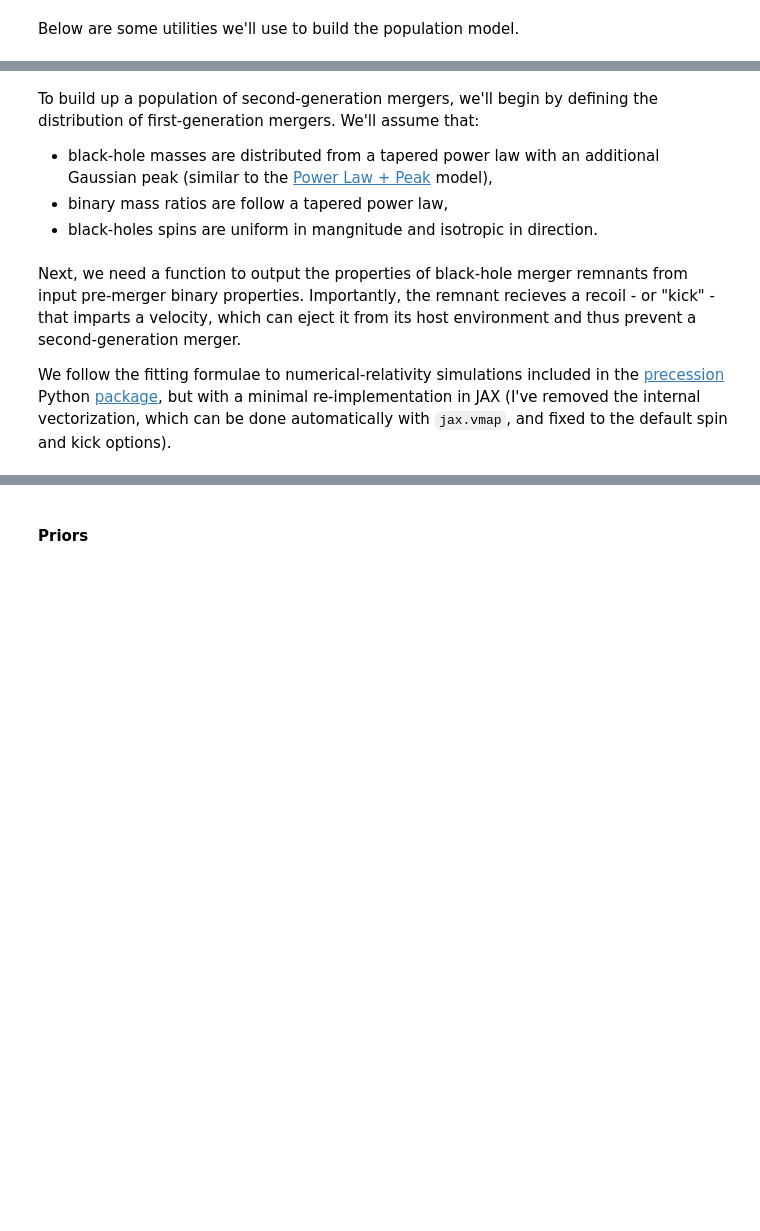
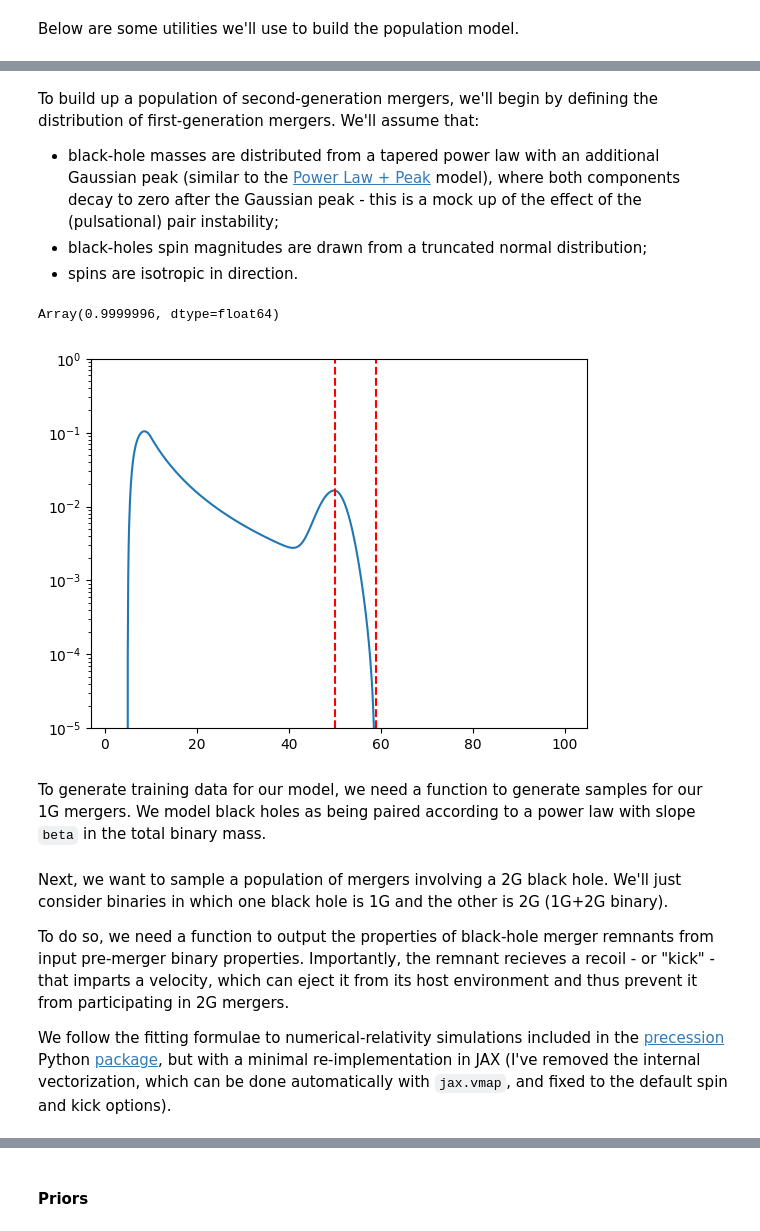
Before and after one commit to mdmould/ml-gw-pop, a Jupyter notebook: simulation-based-prior.ipynb, the cells around one changed output, grey strips where cells are left out. Drawn from its saved outputs; the diff is of its cells as text; code cells hidden in the pictures; blank space fills up the shorter version.

```diff
--- a/simulation-based-prior.ipynb
+++ b/simulation-based-prior.ipynb
@@ -176,39 +154,29 @@ def pdf_z(z, parameters):
     return cut * shape / norm
 # %% [markdown]
 To build up a population of second-generation mergers, we'll begin by defining the distribution of first-generation mergers. We'll assume that:
-- black-hole masses are distributed from a tapered power law with an additional Gaussian peak (similar to the [Power Law + Peak](https://arxiv.org/abs/1801.02699) model),
-- binary mass ratios are follow a tapered power law,
-- black-holes spins are uniform in mangnitude and isotropic in direction.
+- black-hole masses are distributed from a tapered power law with an additional Gaussian peak (similar to the [Power Law + Peak](https://arxiv.org/abs/1801.02699) model), where both components decay to zero after the Gaussian peak - this is a mock up of the effect of the (pulsational) pair instability;
+- black-holes spin magnitudes are drawn from a truncated normal distribution;
+- spins are isotropic in direction.
 # %%
-# primary mass
+def maximum_mass(parameters):
+    return parameters['mu_m'] + parameters['sigma_m'] * 3
+
 def pdf_m(m, parameters):
     pl = bandpass_powerlaw(
         m,
         parameters['alpha'],
         parameters['m_min'],
-        parameters['m_max'],
+        maximum_mass(parameters),
         parameters['d_min'],
-        parameters['d_max'],
+        parameters['sigma_m'] * 3,
     )
     tn = bandpass_normal(
         m,
         parameters['mu_m'],
         parameters['sigma_m'],
         parameters['m_min'],
-        parameters['m_max'],
+        maximum_mass(parameters),
         parameters['d_min'],
-        parameters['d_max'],
+        parameters['sigma_m'] * 3,
     )
     return (1 - parameters['f_m']) * pl + parameters['f_m'] * tn
-
-# mass ratio - this is a bit of a handful, but otherwise, autodiff doesn't work
-# let me know if you spot a better way to do it :')
-def pdf_q_given_m(q, m, parameters):
-    # pdf defined in terms if secondary mass, then converted to mass ratio
-    pdf = lambda q, m: highpass_powerlaw(
-        q * m, parameters['beta'], parameters['m_min'], m, parameters['d_min'],
-    ) * m
-    single = lambda q, m: jax.lax.cond(
-        parameters['m_min'] <= q * m, lambda: pdf(q, m), lambda: 0.0,
-    )
-    return jax.vmap(single)(q.ravel(), m.ravel()).reshape(q.shape)
@@ -214,0 +185,24 @@ def pdf_q_given_m(q, m, parameters):
+# %%
+parameters = dict(
+    alpha = -2.5,
+    m_min = 5,
+    d_min = 5,
+    mu_m = 50,
+    sigma_m = 3,
+    f_m = 0.1,
+)
+
+m = jnp.linspace(2, 100, 1_000)
+p = pdf_m(m, parameters)
+
+plt.plot(m, p)
+plt.axvline(parameters['mu_m'], c = 'r', ls = '--')
+plt.axvline(maximum_mass(parameters), c = 'r', ls = '--')
+plt.semilogy()
+plt.ylim(1e-5, 1e0)
+jnp.trapezoid(p, m)
+# %% [output]
+Array(0.9999996, dtype=float64)
+[figure, added]
+# %% [markdown]
+To generate training data for our model, we need a function to generate samples for our 1G mergers. We model black holes as being paired according to a power law with slope `beta` in the total binary mass.
@@ -215,5 +255,7 @@ def pdf_q_given_m(q, m, parameters):
 # %% [markdown]
-Next, we need a function to output the properties of black-hole merger remnants from input pre-merger binary properties. Importantly, the remnant recieves a recoil - or "kick" - that imparts a velocity, which can eject it from its host environment and thus prevent a second-generation merger.
+Next, we want to sample a population of mergers involving a 2G black hole. We'll just consider binaries in which one black hole is 1G and the other is 2G (1G+2G binary).
+
+To do so, we need a function to output the properties of black-hole merger remnants from input pre-merger binary properties. Importantly, the remnant recieves a recoil - or "kick" - that imparts a velocity, which can eject it from its host environment and thus prevent it from participating in 2G mergers.
 
 We follow the fitting formulae to numerical-relativity simulations included in the [precession](https://arxiv.org/abs/1605.01067) Python [package](https://github.com/dgerosa/precession), but with a minimal re-implementation in JAX (I've removed the internal vectorization, which can be done automatically with `jax.vmap`, and fixed to the default spin and kick options).
 # %%
```
Also changed, not shown: parts of 100 cells of this notebook, 4 other files.
